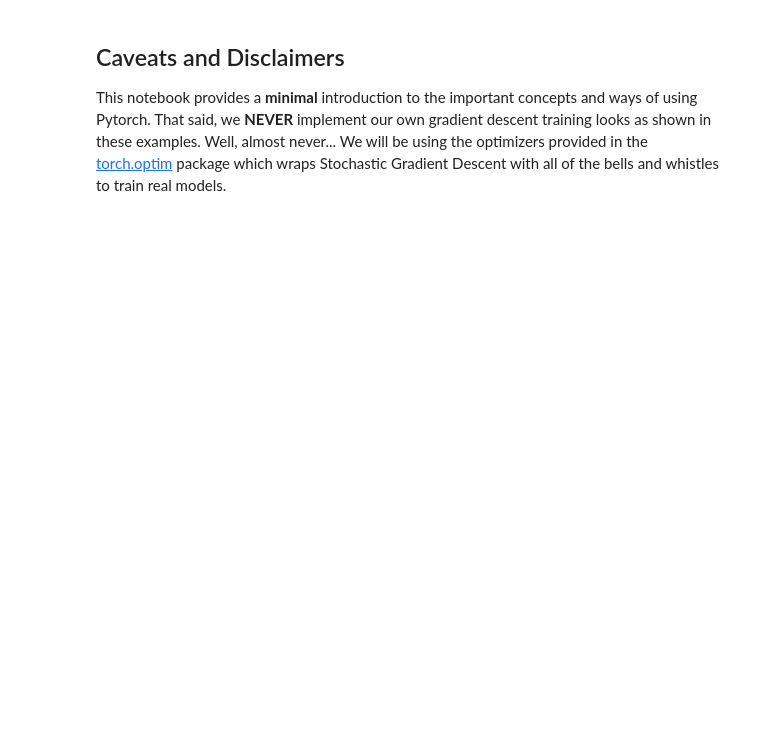
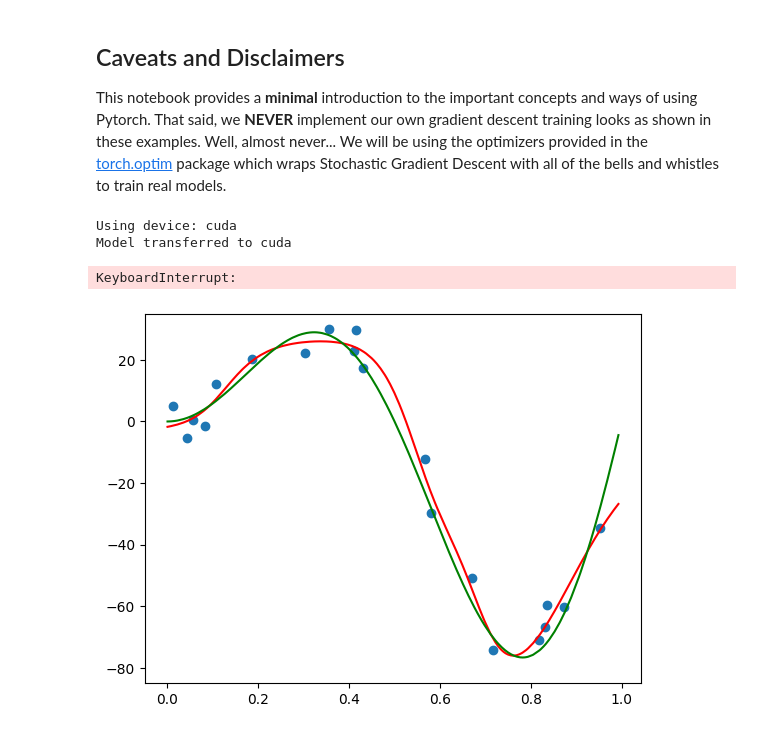
Before and after one commit to Pampaj7/FMLab, a Jupyter notebook: Pytorch_Regression.ipynb, the cells around one changed output. Cells and saved outputs as stored; diff of their text form; code cells hidden in the pictures; blank space fills up the shorter version.

```diff
--- a/Pytorch_Regression.ipynb
+++ b/Pytorch_Regression.ipynb
@@ -278,3 +369,78 @@ HTML(foo.to_jshtml())
 ## Caveats and Disclaimers
 
 This notebook provides a **minimal** introduction to the important concepts and ways of using Pytorch. That said, we **NEVER** implement our own gradient descent training looks as shown in these examples. Well, almost never... We will be using the optimizers provided in the [torch.optim](https://pytorch.org/docs/stable/optim.html) package which wraps Stochastic Gradient Descent with all of the bells and whistles to train real models.
+# %%
+from IPython.display import HTML
+import torch
+from matplotlib import animation
+import matplotlib.pyplot as plt
+import torchvision.models as models
+
+matplotlib.rcParams['animation.embed_limit'] = 2**128
+
+# Making the code device-agnostic
+device = 'cuda' if torch.cuda.is_available() else 'cpu'
+print(f'Using device: {device}')
+
+# Define a fresh model.
+model = torch.nn.Sequential(
+    torch.nn.Linear(1, 100),
+    torch.nn.Tanh(),
+    torch.nn.Linear(100, 100),
+    torch.nn.Tanh(),
+    torch.nn.Linear(100, 1)
+)
+
+# Transferring the model to a CUDA enabled GPU
+model = model.to(device)
+print(f'Model transferred to {device}')
+
+# Setup the basic plot.
+(fig, ax) = plt.subplots()
+predictions = model(torch.tensor(true_xs.reshape(
+    len(true_xs), 1), dtype=torch.float32).to(device)).cpu().detach().numpy()
+regressor, = ax.plot(true_xs, predictions, 'r')
+ax.plot(true_xs, true_fxs, 'g')
+ax.scatter(observed_xs, observed_fxs)
+ax.set_ylim([-85, 35])
+
+# This should be in a class to encapsulate everything better.
+losses = []
+
+
+def update():
+    # Erase previous gradients.
+    model.zero_grad()
+
+    # Forward pass (plus loss).
+    output = model(t_observed_xs.to(device))
+    loss = torch.nn.functional.mse_loss(output, t_observed_fxs.to(device))
+
+    # Backpropagate gradients.
+    loss.backward()
+
+    # And perform gradient descent.
+    with torch.no_grad():
+        for param in model.parameters():
+            param -= learning_rate * param.grad
+    return model(torch.tensor(true_xs.reshape(len(true_xs), 1), dtype=torch.float32).to(device)).cpu().detach().numpy()
+
+
+def iterate(i, learning_rate, model):
+    regressor.set_data(true_xs, update())
+    return [regressor]
+
+
+# Training hyperparameters.
+epochs = 5000
+learning_rate = 1e-3
+
+# And animate!
+foo = animation.FuncAnimation(fig, lambda i: iterate(
+    i, learning_rate, model), frames=epochs, interval=10, blit=True)
+HTML(foo.to_jshtml())
+# %% [output]
+Using device: cuda
+Model transferred to cuda
+KeyboardInterrupt:
+[figure, added]
```
Also changed, not shown: parts of 11 cells of this notebook, 2 other files.
